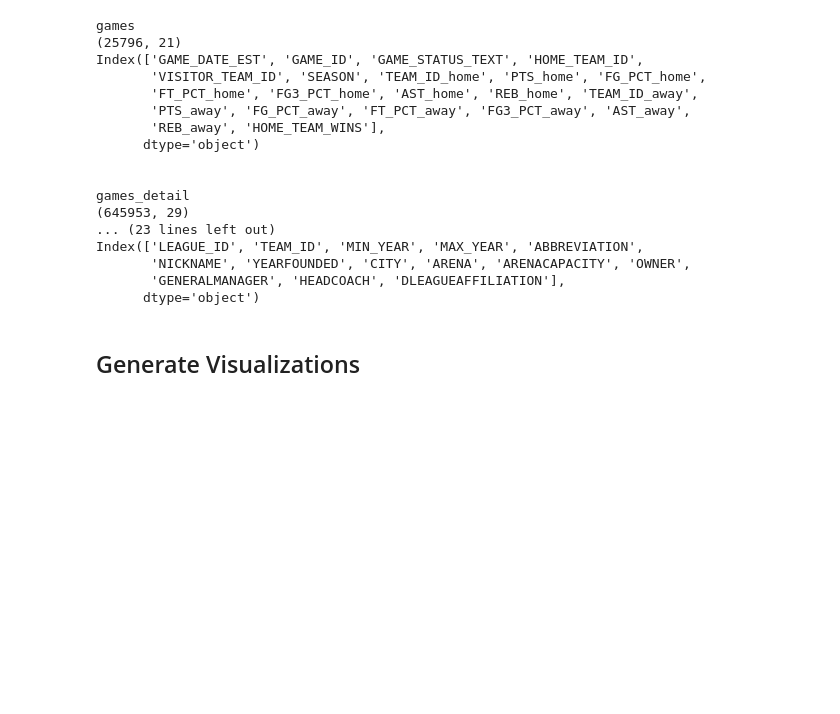
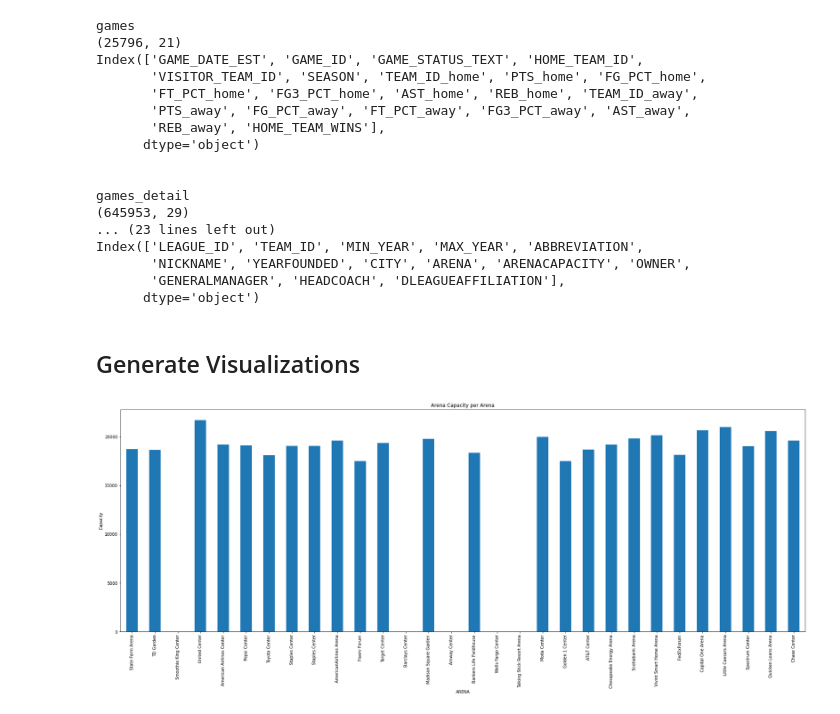
Before and after one commit to vatsal220/medium_articles, a Jupyter notebook: basketball_dashboard/dashboard.ipynb, the cells around one changed output. Cells and saved outputs as stored; diff of their text form; code cells hidden in the pictures; blank space fills up the shorter version.

```diff
--- a/basketball_dashboard/dashboard.ipynb
+++ b/basketball_dashboard/dashboard.ipynb
@@ -52,3 +52,12 @@ Index(['LEAGUE_ID', 'TEAM_ID', 'MIN_YEAR', 'MAX_YEAR', 'ABBREVIATION',
       dtype='object')
 # %% [markdown]
 ## Generate Visualizations
+# %%
+# arena capacity
+data['teams'].plot('ARENA', 'ARENACAPACITY', kind = 'bar', legend = False, figsize = (30,10))
+plt.xticks(rotation = 90)
+plt.title('Arena Capacity per Arena')
+plt.ylabel('Capacity')
+plt.show()
+# %% [output]
+[figure, added]
```
Also changed, not shown: parts of 3 cells of this notebook.
